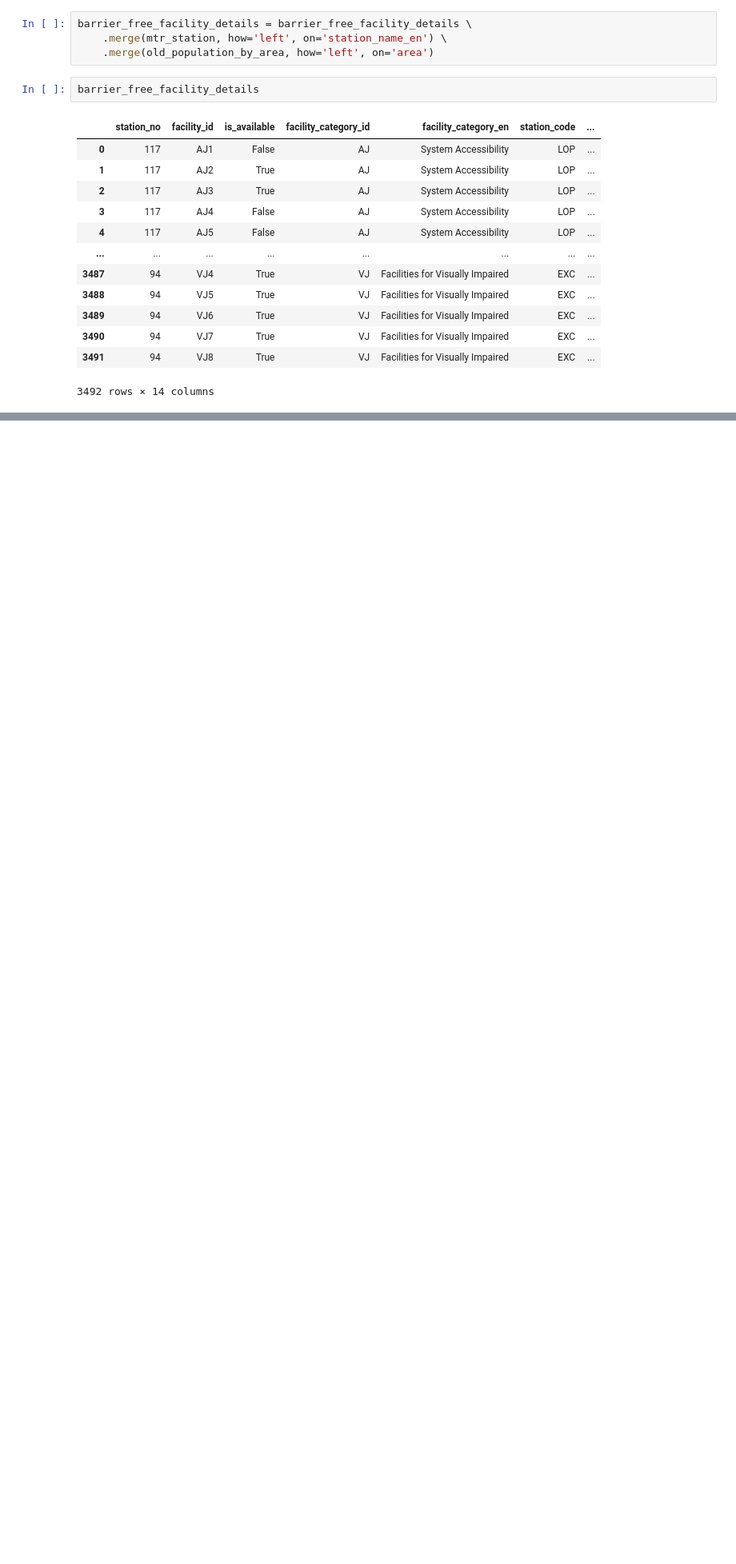
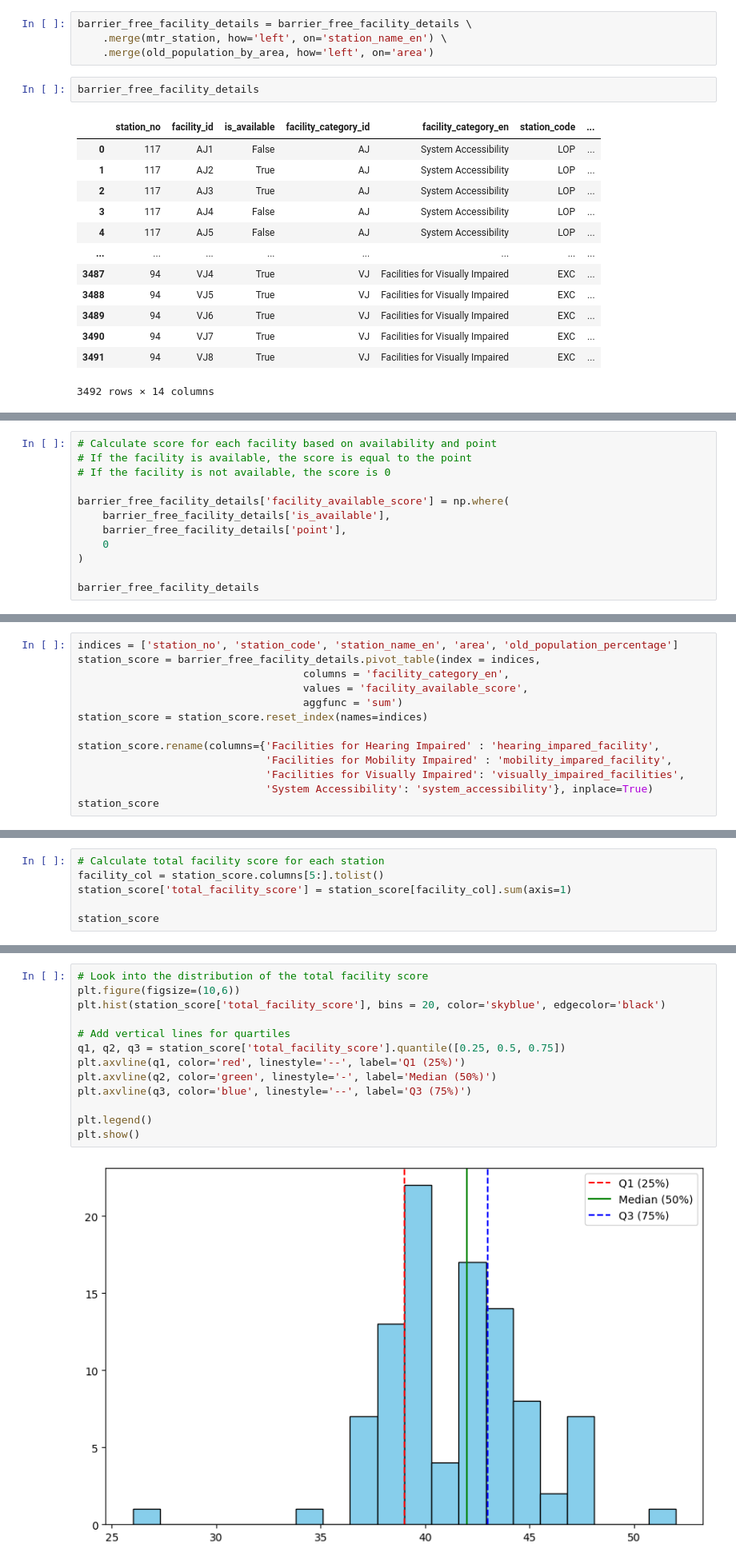
Before and after one commit to linhngo66/MTR-station-accessibility-audit, a Jupyter notebook: HoThiHaiYen-A2.ipynb, the cells around one changed output, grey strips where cells are left out. Shown at 80% size. Cells and saved outputs as stored; diff of their text form; blank space fills up the shorter version.

```diff
--- a/HoThiHaiYen-A2.ipynb
+++ b/HoThiHaiYen-A2.ipynb
@@ -630,0 +639,12 @@ barrier_free_facility_details
+# %%
+# Calculate score for each facility based on availability and point
+# If the facility is available, the score is equal to the point
+# If the facility is not available, the score is 0
+
+barrier_free_facility_details['facility_available_score'] = np.where(
+    barrier_free_facility_details['is_available'],
+    barrier_free_facility_details['point'],
+    0
+)
+
+barrier_free_facility_details
@@ -630,0 +665,13 @@ barrier_free_facility_details
+# %%
+indices = ['station_no', 'station_code', 'station_name_en', 'area', 'old_population_percentage']
+station_score = barrier_free_facility_details.pivot_table(index = indices,
+                                    columns = 'facility_category_en',
+                                    values = 'facility_available_score',
+                                    aggfunc = 'sum')
+station_score = station_score.reset_index(names=indices)
+
+station_score.rename(columns={'Facilities for Hearing Impaired' : 'hearing_impared_facility',
+                              'Facilities for Mobility Impaired' : 'mobility_impared_facility',
+                              'Facilities for Visually Impaired': 'visually_impaired_facilities',
+                              'System Accessibility': 'system_accessibility'}, inplace=True)
+station_score
@@ -630,0 +692,6 @@ barrier_free_facility_details
+# %%
+# Calculate total facility score for each station
+facility_col = station_score.columns[5:].tolist()
+station_score['total_facility_score'] = station_score[facility_col].sum(axis=1)
+
+station_score
@@ -630,0 +712,15 @@ barrier_free_facility_details
+# %%
+# Look into the distribution of the total facility score
+plt.figure(figsize=(10,6))
+plt.hist(station_score['total_facility_score'], bins = 20, color='skyblue', edgecolor='black')
+
+# Add vertical lines for quartiles
+q1, q2, q3 = station_score['total_facility_score'].quantile([0.25, 0.5, 0.75])
+plt.axvline(q1, color='red', linestyle='--', label='Q1 (25%)')
+plt.axvline(q2, color='green', linestyle='-', label='Median (50%)')
+plt.axvline(q3, color='blue', linestyle='--', label='Q3 (75%)')
+
+plt.legend()
+plt.show()
+# %% [output]
+[figure, added]
```
Also changed, not shown: parts of 21 cells of this notebook.
